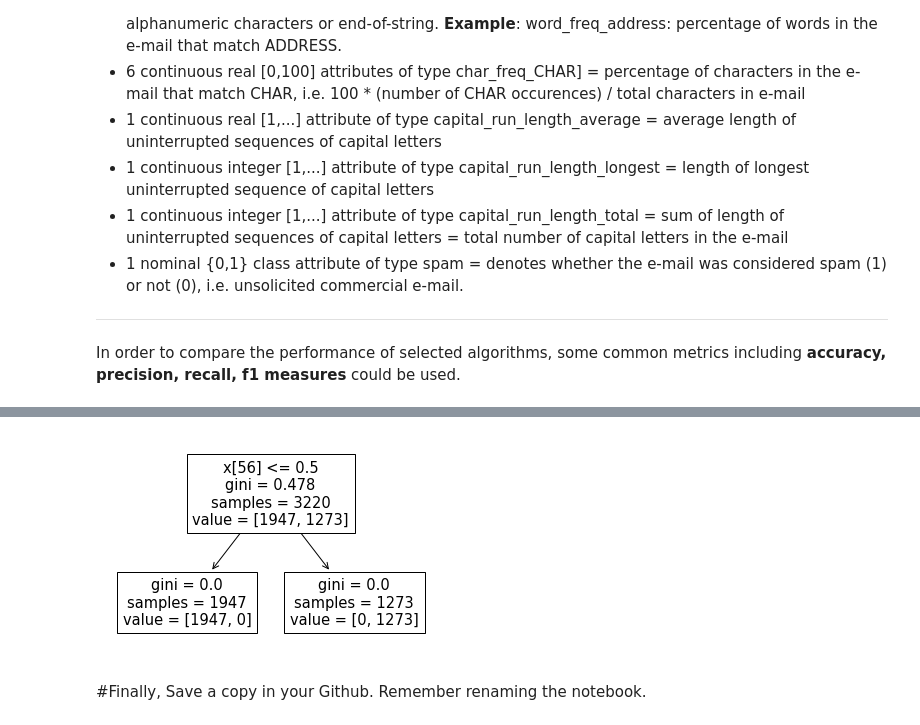
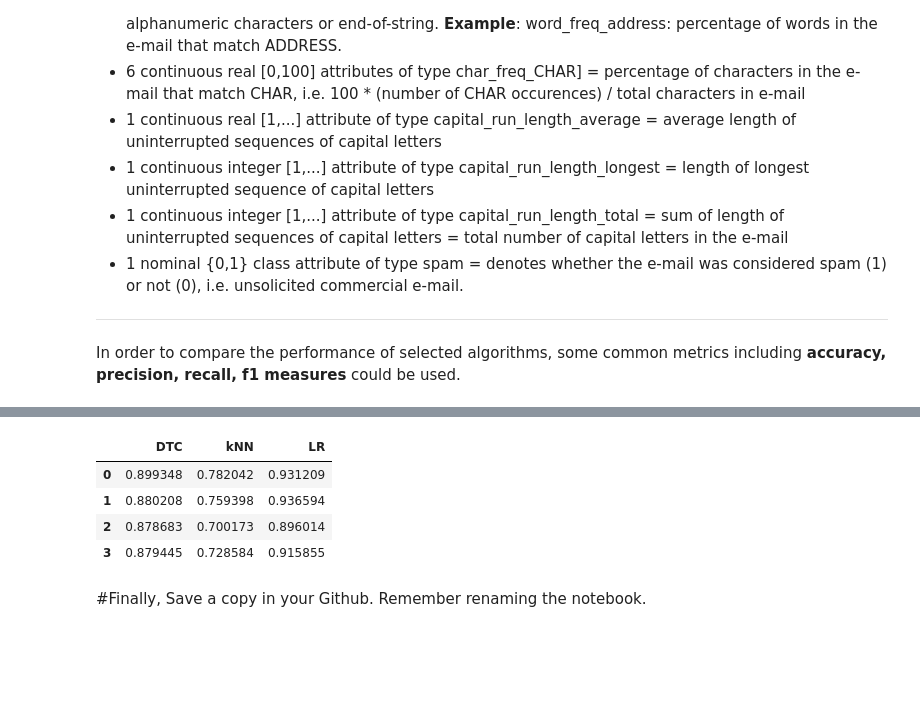
Before and after one commit to nhi2527/MayHoc_2022_2023, a Jupyter notebook: Lab_4_20130353_NguyenThiPhuongNhi.ipynb, the cells around one changed output, grey strips where cells are left out. Drawn from its saved outputs; the diff is of its cells as text; code cells hidden in the pictures; blank space fills up the shorter version.

```diff
--- a/Lab_4_20130353_NguyenThiPhuongNhi.ipynb
+++ b/Lab_4_20130353_NguyenThiPhuongNhi.ipynb
@@ -235,10 +220,0 @@ df.describe()
-# %%
-X = df.drop('word_freq_make', axis=1)
-y = df['class']
-X_train, X_test, y_train, y_test = train_test_split(X, y, test_size=0.3, random_state=1)
-clf_model = DecisionTreeClassifier(criterion="gini", random_state=42, max_depth=3, min_samples_leaf=5)
-clf_model.fit(X_train,y_train)
-tree.plot_tree(clf_model)
-y_predict = clf_model.predict(X_test)
-# %% [output]
-[figure, removed]
@@ -245,3 +243,44 @@ y_predict = clf_model.predict(X_test)
+# %%
+dt = DecisionTreeClassifier(random_state=42)
+dt.fit(X_train, y_train)
+y_pred_dt = dt.predict(X_test)
+
+accuracy_dt = accuracy_score(y_test, y_pred_dt)
+precision_dt = precision_score(y_test, y_pred_dt)
+recall_dt = recall_score(y_test, y_pred_dt)
+f1_dt = f1_score(y_test, y_pred_dt)
+
+# ------------------
+knn = KNeighborsClassifier(n_neighbors=5)
+knn.fit(X_train, y_train)
+y_pred_knn = knn.predict(X_test)
+
+accuracy_knn = accuracy_score(y_test, y_pred_knn)
+precision_knn = precision_score(y_test, y_pred_knn)
+recall_knn = recall_score(y_test, y_pred_knn)
+f1_knn = f1_score(y_test, y_pred_knn)
+
+# ----------------------
+lr = LogisticRegression(random_state=42,solver='lbfgs', max_iter=10000)
+lr.fit(X_train, y_train)
+y_pred_lr = lr.predict(X_test)
+
+accuracy_lr = accuracy_score(y_test, y_pred_lr)
+precision_lr = precision_score(y_test, y_pred_lr)
+recall_lr = recall_score(y_test, y_pred_lr)
+f1_lr = f1_score(y_test, y_pred_lr)
+# %%
+dict_columns = {'DTC':[accuracy_dt, precision_dt, recall_dt, f1_dt],
+                'kNN':[accuracy_knn, precision_knn, recall_knn, f1_knn],
+                'LR':[accuracy_lr, precision_lr, recall_lr, f1_lr]}
+df = pd.DataFrame(dict_columns)
+display(df)
+# %% [output]
+|  | DTC | kNN | LR |
+| 0 | 0.899348 | 0.782042 | 0.931209 |
+| 1 | 0.880208 | 0.759398 | 0.936594 |
+| 2 | 0.878683 | 0.700173 | 0.896014 |
+| 3 | 0.879445 | 0.728584 | 0.915855 |
 # %% [markdown]
 #Finally,
 Save a copy in your Github. Remember renaming the notebook.
```
Also changed, not shown: parts of 4 cells of this notebook.
